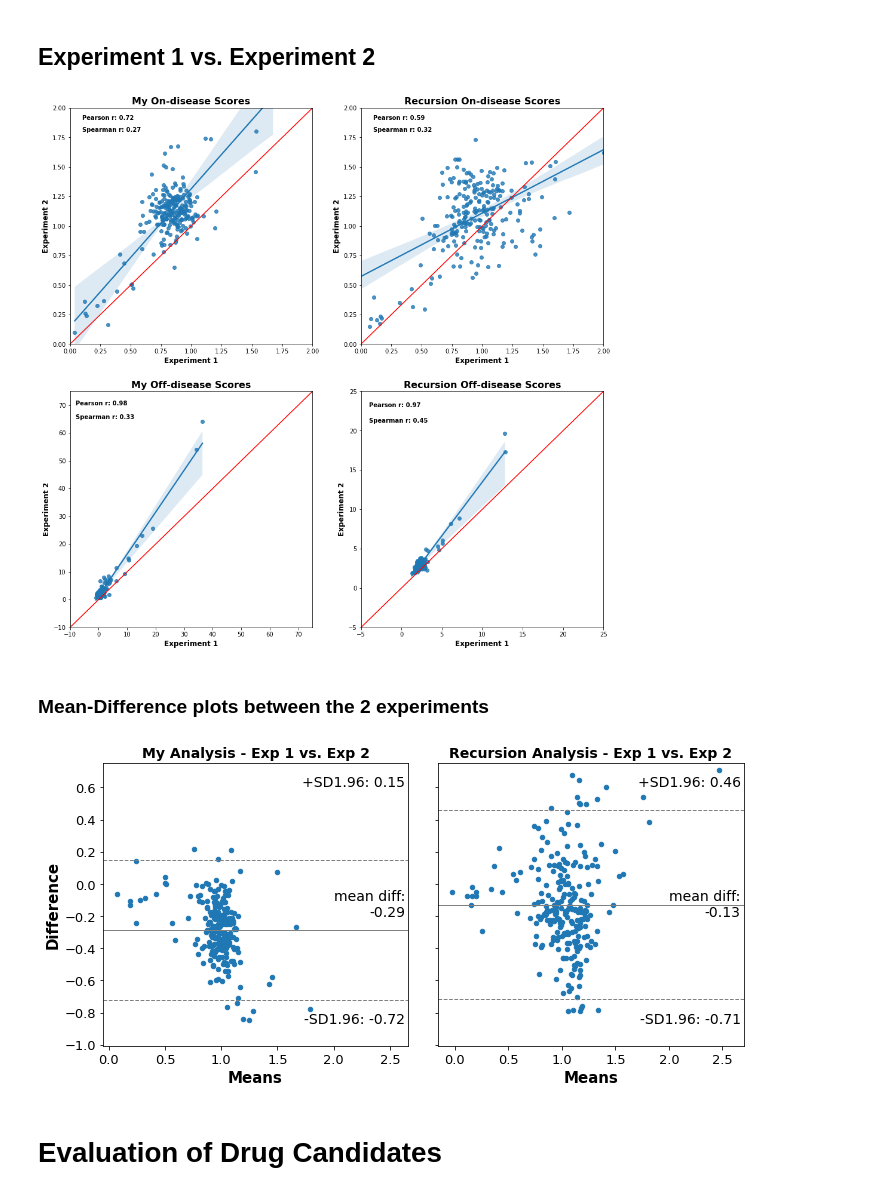
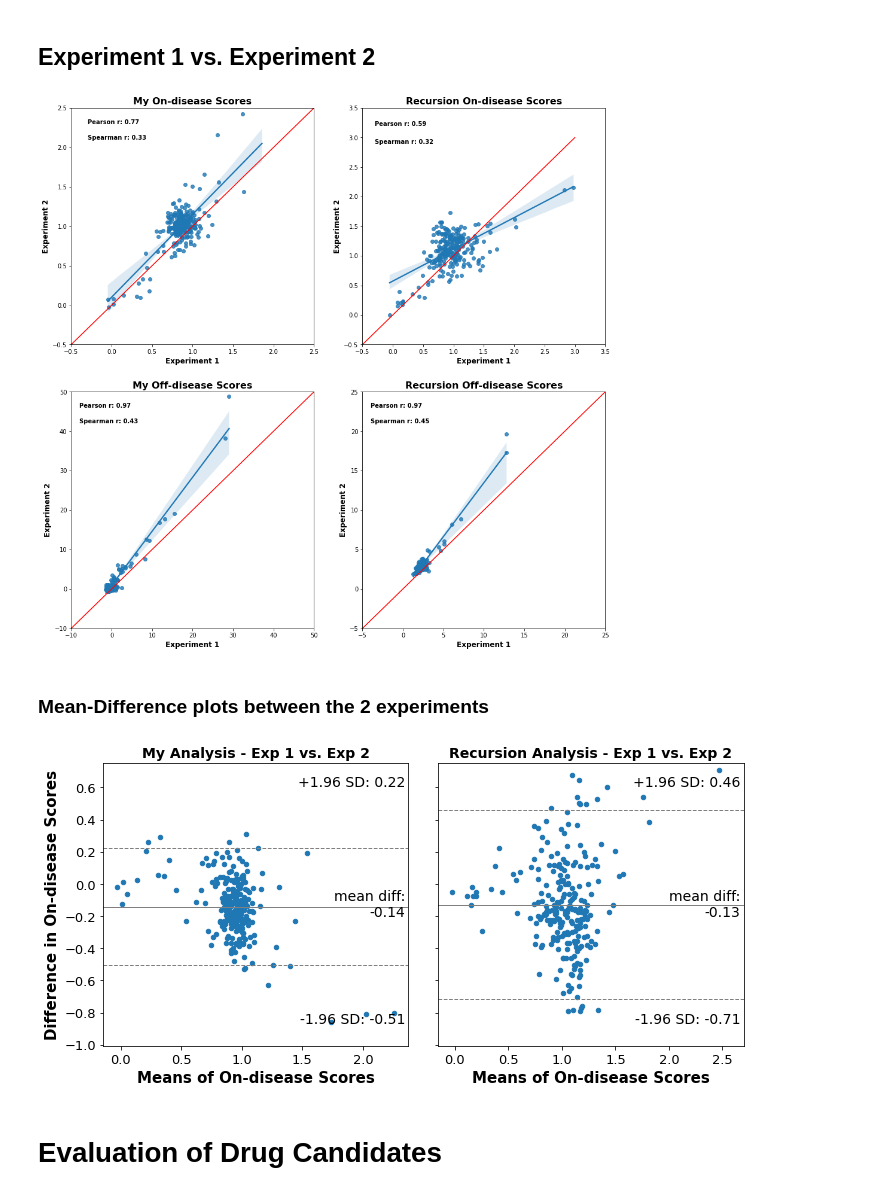
Before and after one commit to jainzana/shared_projects, a Jupyter notebook: _sources/Recursion_2019a_HRCE.ipynb, the cells around one changed output. Drawn from its saved outputs; the diff is of its cells as text; code cells hidden in the pictures.

```diff
--- a/_sources/Recursion_2019a_HRCE.ipynb
+++ b/_sources/Recursion_2019a_HRCE.ipynb
@@ -124,9 +120,9 @@ metadata.drop(['well'], axis=1, inplace=True)
 metadata['group'] = np.select(
     [
     ((metadata.disease_condition=='Active') & (metadata.treatment=='None')),
+    ((metadata.disease_condition=='Inactive')),
+    ((metadata.disease_condition=='Active') & (metadata.treatment!='None')),
     ((metadata.disease_condition=='Mock')),
-    ((metadata.disease_condition=='Active') & (metadata.treatment!='None')),
-    ((metadata.disease_condition=='Inactive')),
     ((metadata.disease_condition=='None')),
     ],
     [
@@ -144,10 +140,10 @@ metadata.samp_group = metadata.samp_group.astype(int)
 
 # Save groups based on index for easier slicing later
 pos_ctrl = metadata[(metadata.disease_condition=='Active') & (metadata.treatment=='None')].index
-neg_ctrl = metadata[(metadata.disease_condition=='Mock') & (metadata.treatment=='None')].index
+neg_ctrl = metadata[(metadata.disease_condition=='Inactive') & (metadata.treatment=='None')].index
 all_active = metadata[metadata.disease_condition=='Active'].index
 main_ctrls = pos_ctrl.union(neg_ctrl)
-neg_ctrl_2 = metadata[(metadata.disease_condition=='Inactive') & (metadata.treatment=='None')].index
+neg_ctrl_2 = metadata[(metadata.disease_condition=='Mock') & (metadata.treatment=='None')].index
 # %% [markdown]
 # Exploratory Data Analysis
 # %% [markdown]
@@ -396,10 +393,10 @@ ax[1].legend(loc='center left', bbox_to_anchor=(1, 0.5));
 
 features_mp = features_norm.copy()
 
-max_iter = 2
+max_iter = 4
 
 for exp in metadata.experiment.unique():
-  for group in [neg_ctrl, all_active]:
+  for group in [neg_ctrl, neg_ctrl_2, all_active]:
     curr = features_mp[(metadata.experiment == exp)].join(metadata[['well_col', 'well_row']])
     curr = curr.loc[curr.index.intersection(group)].set_index(['well_col', 'well_row'], append=True)
 
@@ -510,7 +507,7 @@ for exp in metadata.experiment.unique():
   pca_feats.loc[tx_idx.intersection(exp_idx)] = pca.transform(pca_feats.loc[tx_idx.intersection(exp_idx)])
 
   # Determine how many PCs to keep based on threshold of overall variance explained
-  thresh = 0.98
+  thresh = 0.95
   curr_pca_idx = pd.Series(pca.explained_variance_ratio_).cumsum().sub(thresh).abs().idxmin()
   # Just use the max number of PCs needed to explain at least thresh% variance across each experiment
   if curr_pca_idx > pca_idx:
@@ -582,8 +579,8 @@ Outliers dropped for HRCE-2, Active: 2.7%
 # Fit Classifier and Create Disease Axis
 # %%
 # Fit Classifier
-model = LogisticRegression(C=0.001, max_iter=10000)
-# model = LinearDiscriminantAnalysis() # Deafult LDA yields similar results to LR with regularization
+#model = LogisticRegression(C=0.001, max_iter=10000)
+model = LinearDiscriminantAnalysis() # Deafult LDA yields similar results to LR with regularization
 
 # Initialize dataframes to contain results of interest
 disease_scores = pd.DataFrame(index=pca_final.index, columns = ['on_disease_score', 'off_disease_score'] + list(metadata.columns))
@@ -628,6 +625,7 @@ for exp in metadata.experiment.unique():
   mean_neg = curr_scores.loc[curr_data.index.intersection(neg_ctrl)].mean()
   curr_scores['on_disease_score'] = curr_scores['on_disease_score'].apply(lambda x: (x - mean_neg.on_disease_score) / (mean_pos.on_disease_score - mean_neg.on_disease_score))
   curr_scores['off_disease_score'] = curr_scores['off_disease_score'].apply(lambda x: (x - mean_neg.off_disease_score) / (mean_pos.off_disease_score - mean_neg.off_disease_score))
+  curr_scores.off_disease_score -= curr_scores.on_disease_score # linear adjustment to get them on the same axis
 
   # Calculate the Z-factor based on the on-disease score
   sd_pos = curr_scores.loc[curr_data.index.intersection(pos_ctrl)].on_disease_score.std()
@@ -757,11 +755,11 @@ spear_r, _ = stats.spearmanr(data.on_disease_score, data.on_disease_score_2)
 
 plt.sca(ax[0,0])
 sns.regplot(x='on_disease_score', y='on_disease_score_2', data=data)
-plt.ylim(0, 2);
-plt.xlim(0, 2);
+plt.ylim(-0.5, 2.5);
+plt.xlim(-0.5, 2.5);
 plt.plot([-0.5, 3], [-0.5, 3], 'r-');
-plt.text(.1, 1.9, 'Pearson r: {:.2f}'.format(pear_r), fontdict={'weight':'bold'});
-plt.text(.1, 1.8, 'Spearman r: {:.2f}'.format(spear_r), fontdict={'weight':'bold'});
+plt.text(-0.3, 2.3, 'Pearson r: {:.2f}'.format(pear_r), fontdict={'weight':'bold'});
+plt.text(-0.3, 2.1, 'Spearman r: {:.2f}'.format(spear_r), fontdict={'weight':'bold'});
 plt.title('My On-disease Scores', fontdict={'weight':'bold', 'size':16});
 plt.xlabel('Experiment 1', fontdict={'weight':'bold', 'size':12});
 plt.ylabel('Experiment 2', fontdict={'weight':'bold', 'size':12});
@@ -771,44 +769,44 @@ spear_r, _ = stats.spearmanr(data_rx.on_disease_score, data_rx.on_disease_score_
 
 plt.sca(ax[0,1])
 sns.regplot(x='on_disease_score', y='on_disease_score_2', data=data_rx)
-plt.ylim(0, 2);
-plt.xlim(0, 2);
+plt.ylim(-0.5, 3.5);
+plt.xlim(-0.5, 3.5);
 plt.plot([-0.5, 3], [-0.5, 3], 'r-');
-plt.text(.1, 1.9, 'Pearson r: {:.2f}'.format(pear_r), fontdict={'weight':'bold'});
-plt.text(.1, 1.8, 'Spearman r: {:.2f}'.format(spear_r), fontdict={'weight':'bold'});
+plt.text(-0.3, 3.2, 'Pearson r: {:.2f}'.format(pear_r), fontdict={'weight':'bold'});
+plt.text(-0.3, 2.9, 'Spearman r: {:.2f}'.format(spear_r), fontdict={'weight':'bold'});
 plt.title('Recursion On-disease Scores', fontdict={'weight':'bold', 'size':16});
 plt.xlabel('Experiment 1', fontdict={'weight':'bold', 'size':12});
 plt.ylabel('Experiment 2', fontdict={'weight':'bold', 'size':12});
 
 pear_r, _ = stats.pearsonr(data.off_disease_score, data.off_disease_score_2)
 spear_r, _ = stats.spearmanr(data.off_disease_score, data.off_disease_score_2)
 
 plt.sca(ax[1,0])
 sns.regplot(x='off_disease_score', y='off_disease_score_2', data=data)
-plt.ylim(-10, 75);
-plt.xlim(-10, 75);
+plt.ylim(-10, 50);
+plt.xlim(-10, 50);
 plt.plot([-15, 200], [-15, 200], 'r-');
-plt.text(-8, 70, 'Pearson r: {:.2f}'.format(pear_r), fontdict={'weight':'bold'});
-plt.text(-8, 65, 'Spearman r: {:.2f}'.format(spear_r), fontdict={'weight':'bold'});
+plt.text(-8, 46, 'Pearson r: {:.2f}'.format(pear_r), fontdict={'weight':'bold'});
+plt.text(-8, 42, 'Spearman r: {:.2f}'.format(spear_r), fontdict={'weight':'bold'});
 plt.title('My Off-disease Scores', fontdict={'weight':'bold', 'size':16});
 plt.xlabel('Experiment 1', fontdict={'weight':'bold', 'size':12});
 plt.ylabel('Experiment 2', fontdict={'weight':'bold', 'size':12});
 
 pear_r, _ = stats.pearsonr(data_rx.off_disease_score, data_rx.off_disease_score_2)
 spear_r, _ = stats.spearmanr(data_rx.off_disease_score, data_rx.off_disease_score_2)
 
 plt.sca(ax[1,1])
 sns.regplot(x='off_disease_score', y='off_disease_score_2', data=data_rx)
 plt.ylim(-5, 25);
 plt.xlim(-5, 25);
 plt.plot([-10, 100], [-10, 100], 'r-');
 plt.text(-4, 23, 'Pearson r: {:.2f}'.format(pear_r), fontdict={'weight':'bold'});
 plt.text(-4, 21, 'Spearman r: {:.2f}'.format(spear_r), fontdict={'weight':'bold'});
 plt.title('Recursion Off-disease Scores', fontdict={'weight':'bold', 'size':16});
 plt.xlabel('Experiment 1', fontdict={'weight':'bold', 'size':12});
 plt.ylabel('Experiment 2', fontdict={'weight':'bold', 'size':12});
 # %% [output]
-[figure, old version]
+[figure, new version]
 # %% [markdown]
 ### Mean-Difference plots between the 2 experiments
 # %%
@@ -820,15 +818,15 @@ _, ax = plt.subplots(1,2, figsize=(10,5), sharey=True)
 sm.graphics.mean_diff_plot(data.on_disease_score, data.on_disease_score_2, ax=ax[0])
 plt.sca(ax[0])
 plt.title('My Analysis - Exp 1 vs. Exp 2', fontdict={'weight': 'bold', 'size':14});
-plt.xlabel('Means', fontdict={'weight': 'bold'});
-plt.ylabel('Difference', fontdict={'weight': 'bold'});
+plt.xlabel('Means of On-disease Scores', fontdict={'weight': 'bold'});
+plt.ylabel('Difference in On-disease Scores', fontdict={'weight': 'bold'});
 
 sm.graphics.mean_diff_plot(data_rx.on_disease_score, data_rx.on_disease_score_2, ax=ax[1])
 plt.sca(ax[1])
 plt.title('Recursion Analysis - Exp 1 vs. Exp 2', fontdict={'weight': 'bold', 'size':14});
-plt.xlabel('Means', fontdict={'weight': 'bold'});
+plt.xlabel('Means of On-disease Scores', fontdict={'weight': 'bold'});
 plt.ylabel('');
 # %% [output]
-[figure, old version]
+[figure, new version]
 # %% [markdown]
 # Evaluation of Drug Candidates
```
Also changed, not shown: parts of 24 cells of this notebook, 28 other files.
